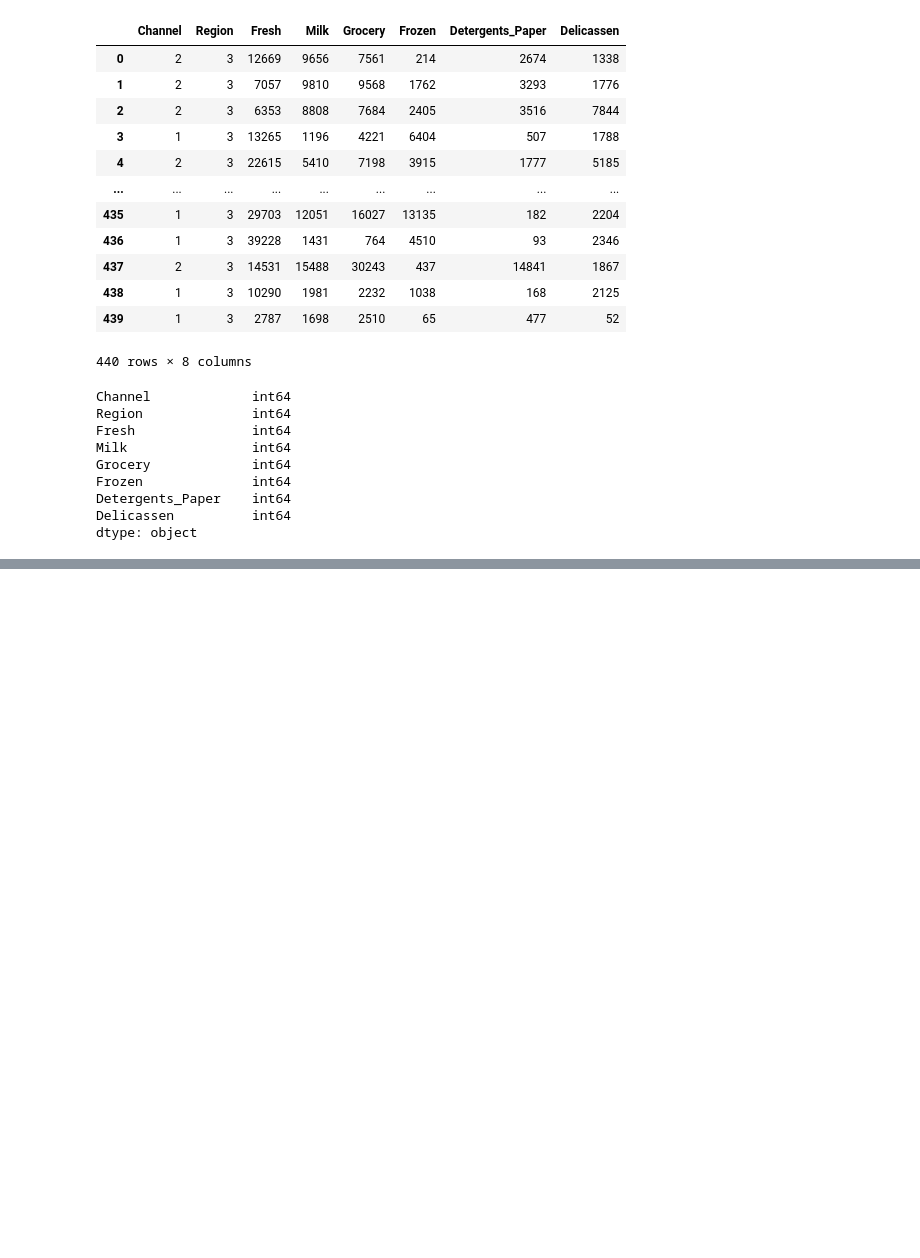
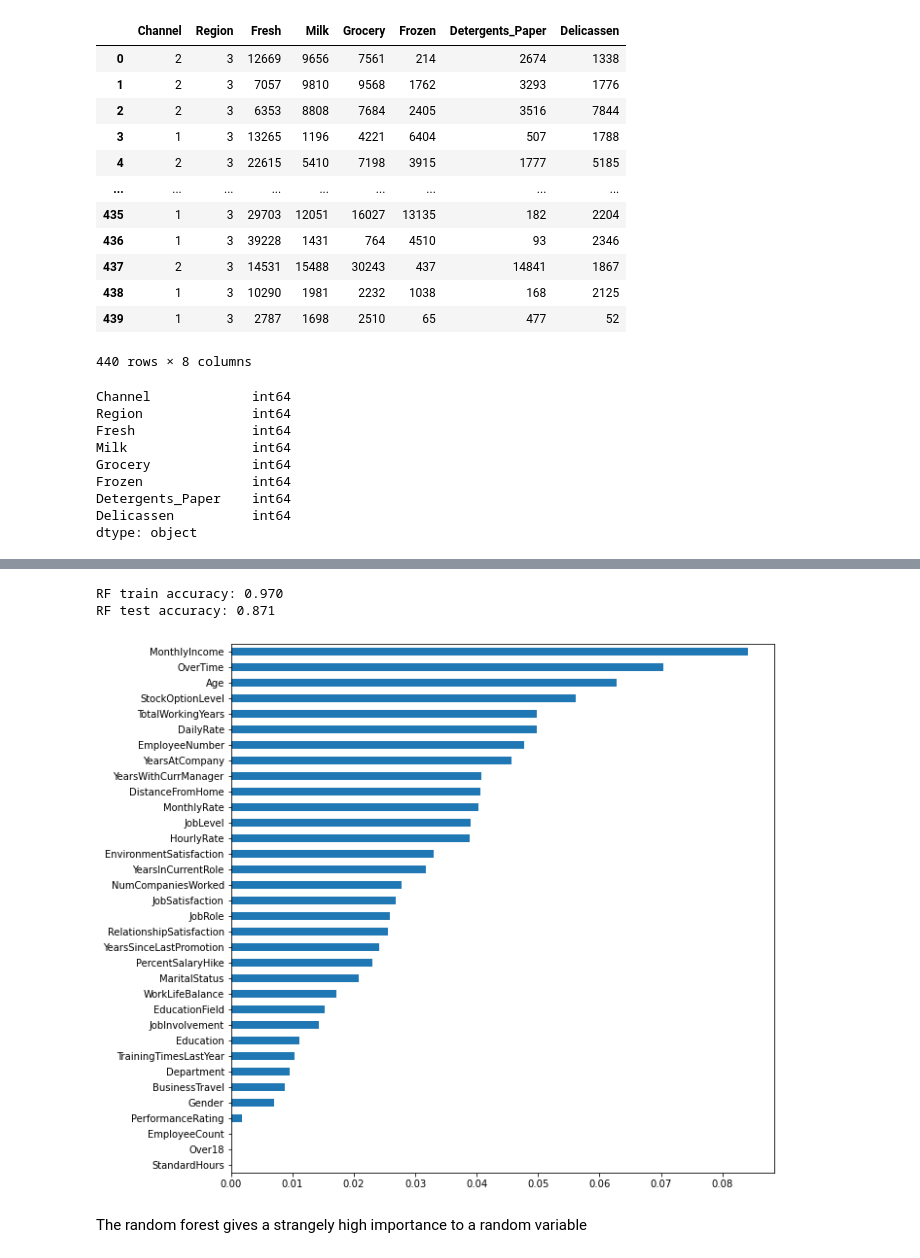
Before and after one commit to Baukebrenninkmeijer/practical-data-science, a Jupyter notebook: presentation.ipynb, the cells around one changed output, grey strips where cells are left out. Saved outputs shown, nothing was run; the diff lists cells and outputs as text; code cells hidden in the pictures; blank space fills up the shorter version.

Commit message:
Add data, notebokos, etc.

```diff
--- a/presentation.ipynb
+++ b/presentation.ipynb
@@ -228,0 +234,3 @@ dtype: object
+# %%
+df_raw = pd.read_csv('data/employee-attrition.csv')
+df_raw.head(5)
@@ -228,0 +263,27 @@ dtype: object
+# %%
+categorical_columns = ['BusinessTravel', 'Department', 'EducationField', 'JobRole', 'Gender', 'MaritalStatus', 'Over18', 'OverTime',
+'Attrition'
+]
+df = df_raw.copy()
+for col in categorical_columns:
+    df[col] = df[col].astype('category')
+    df[col] = df[col].cat.codes
+    # df = pd.concat([df, pd.get_dummies(df[col], prefix=col)], axis=1)
+# df = df.drop(categorical_columns, axis=1)
+# df['Attrition'] = df.Attrition.astype('category')
+# df.Attrition = df.Attrition.cat.codes
+# %%
+x_train, x_test, y_train, y_test = train_test_split(df.drop('Attrition', axis=1), df.Attrition, test_size=0.2, stratify=df.Attrition)
+clf = RandomForestClassifier(n_estimators=50, min_samples_leaf=5, class_weight='balanced')
+clf.fit(x_train, y_train)
+print(f"RF train accuracy: {clf.score(x_train, y_train):0.3f}")
+print(f"RF test accuracy: {clf.score(x_test, y_test):0.3f}")
+
+feature_importance = pd.Series(clf.feature_importances_, index=x_train.columns).sort_values(ascending=True)
+ax = feature_importance.plot.barh(figsize=(10, 10))
+# %% [output]
+RF train accuracy: 0.970
+RF test accuracy: 0.871
+[figure, added]
+# %% [markdown]
+The random forest gives a strangely high importance to a random variable
```
Also changed, not shown: parts of 16 cells of this notebook, 13 other files.
